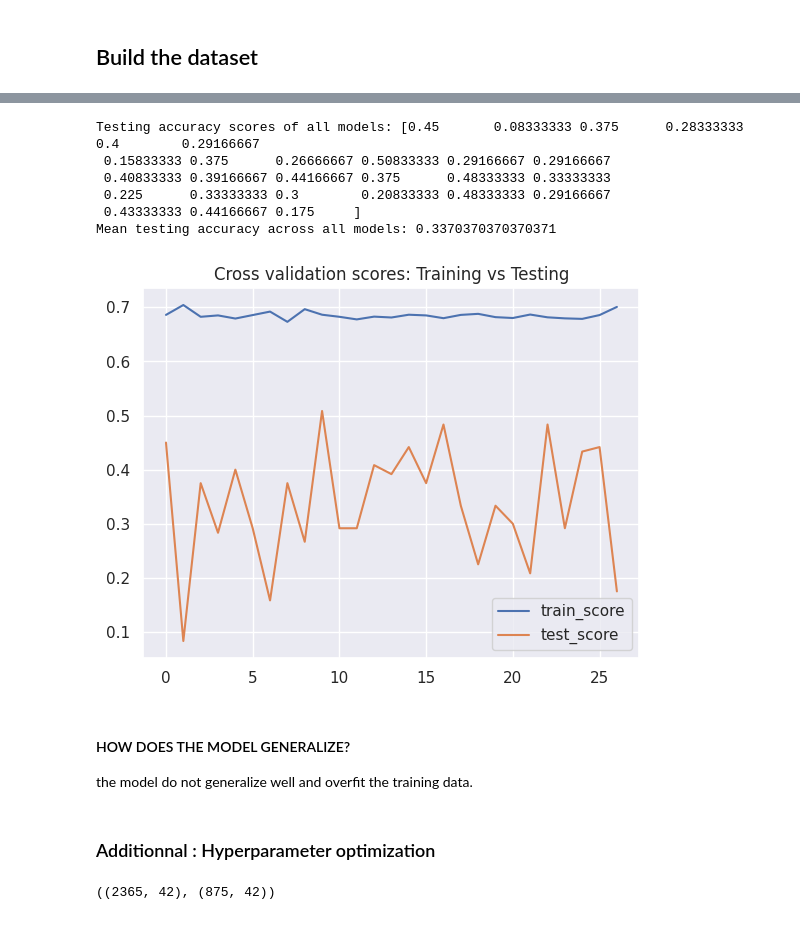
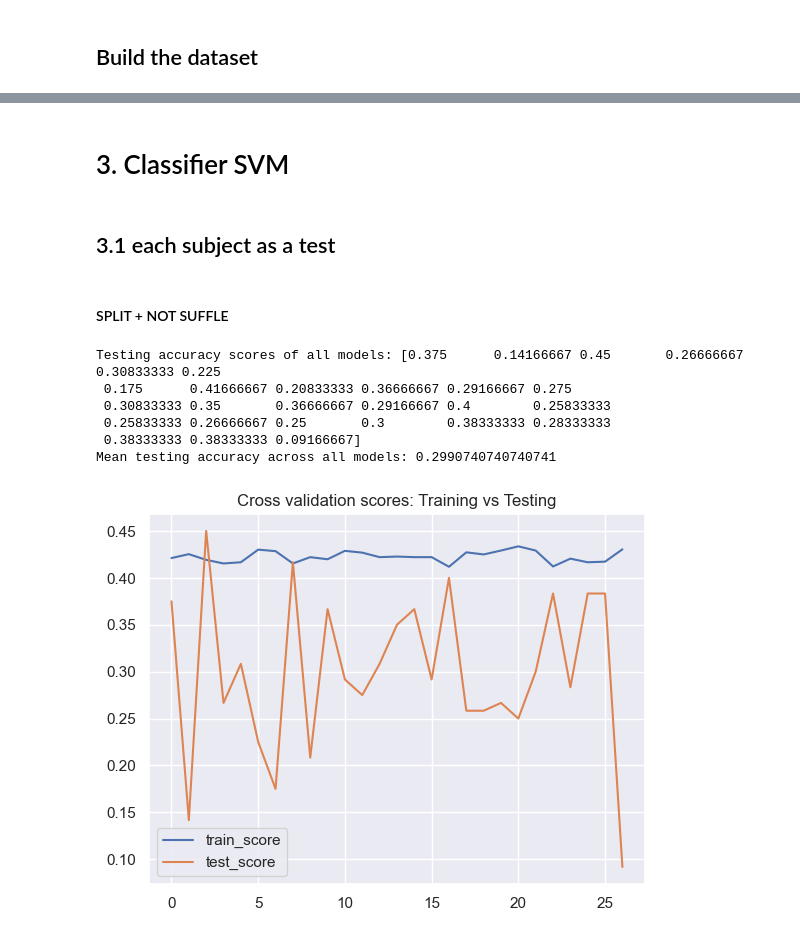
Before and after one commit to loufourneaux/project_2_nssp, a Jupyter notebook: part_2_updated.ipynb, the cells around one changed output, grey strips where cells are left out. Drawn from its saved outputs; the diff is of its cells as text; code cells hidden in the pictures.

```diff
--- a/part_2_updated.ipynb
+++ b/part_2_updated.ipynb
@@ -252,7 +235,7 @@ for subject in subjects_list:
     all_labels.append(labels)
 
     #REMOVE FLATLINE CHANNELS
-    filtered_dataset, adjusted_labels, retained_channels = filter_low_mav_channels_multifeature(dataset, labels, n_features_per_channel)
+    filtered_dataset, adjusted_labels, retained_channels = filter_channels_with_zero_std(dataset, labels, n_features_per_channel)
     all_filtered_datasets.append(filtered_dataset)
     all_filtered_labels.append(adjusted_labels)
 
@@ -268,11 +251,10 @@ for subject in subjects_list:
         repetition=repetition,
         features=[mav ,std, maxav, rms, wl, ssc]  # Using MAV as the feature
     )
-    filtered_dataset_highpassed, adjusted_labels_highpassed, retained_channels_highpassed = filter_low_mav_channels_multifeature(dataset_highpassed, labels_highpassed, n_features_per_channel)
+    filtered_dataset_highpassed, adjusted_labels_highpassed, retained_channels_highpassed = filter_channels_with_zero_std(dataset_highpassed, labels_highpassed, n_features_per_channel)
     all_filtered_datasets_highpassed.append(filtered_dataset_highpassed)
     all_filtered_labels_highpassed.append(adjusted_labels_highpassed)
 
-# ------ IF USE FUNCTION FROM SKLEARN TO SPLIT DATASET ------
 # Combine datasets and labels across all subjects
 combined_dataset = np.vstack(all_datasets)  # Stack datasets vertically
 combined_labels = np.hstack(all_labels)     # Stack labels horizontally
@@ -333,40 +286,46 @@ Accuracy score: 0.18857142857142858
+# %% [markdown]
+# 3. Classifier SVM
+# %% [markdown]
+## 3.1 each subject as a test
+# %% [markdown]
+#### SPLIT + NOT SUFFLE
+# %%
+# Scalar for normalization
+scaler = StandardScaler()
+
+# Normal dataset --> This is better
+#X_scaled = scaler.fit_transform(combined_filtered_datasets)
+#best_param = {'C': 1, 'gamma': 'scale', 'kernel': 'rbf'}
+#labels = combined_filtered_labels
+
+# High passed dataset --> This one do worst
+X_scaled = scaler.fit_transform(combined_filtered_datasets_highpassed)
+labels = combined_filtered_labels_highpassed
+best_param =  {'C': 0.01, 'gamma': 'scale', 'kernel': 'linear'}
+
+# Initialize the SVM classifier
+clf = SVC(**best_param)
+
+# Perform cross-validation
+# By default, the cross_val_score function in scikit-learn does not shuffle samples
+# Thus by taking subject_number fold each fold test set is composed exactly by the trials of 1 subject
+results = cross_validate(clf, X_scaled, labels, cv=subject_number, return_train_score = True)
 # %%
-X_scaled = scaler.fit_transform(combined_dataset)  # Scale the entire dataset
-labels = combined_labels
-
-# Initialize the SVM classifier
-clf = SVC(kernel='linear')  # Use a linear kernel, or you can try 'rbf', 'poly', etc.
-
-# Perform cross-validation
-# By default, the cross_val_score function in scikit-learn does not shuffle samples
-# Thus by taking subject_number fold each fold test set is composed exactly by the trials of 1 subject
-results = cross_validate(clf, X_scaled, labels, cv=subject_number, return_train_score = True)
-
 plt.plot( results['train_score'], label = 'train_score')
 plt.plot(results['test_score'], label = 'test_score')
 plt.legend()
 plt.title("Cross validation scores: Training vs Testing")
 
 # Print the accuracy scores for each fold
 print(f"Testing accuracy scores of all models: {results['test_score']}")
 
 # Print the mean accuracy across all folds
 print(f"Mean testing accuracy across all models: {np.mean(results['test_score'])}")
 # %% [output]
-Testing accuracy scores of all models: [0.45       0.08333333 0.375      0.28333333 0.4        0.29166667
- 0.15833333 0.375      0.26666667 0.50833333 0.29166667 0.29166667
- 0.40833333 0.39166667 0.44166667 0.375      0.48333333 0.33333333
- 0.225      0.33333333 0.3        0.20833333 0.48333333 0.29166667
- 0.43333333 0.44166667 0.175     ]
-Mean testing accuracy across all models: 0.3370370370370371
+Testing accuracy scores of all models: [0.375      0.14166667 0.45       0.26666667 0.30833333 0.225
+ 0.175      0.41666667 0.20833333 0.36666667 0.29166667 0.275
+ 0.30833333 0.35       0.36666667 0.29166667 0.4        0.25833333
+ 0.25833333 0.26666667 0.25       0.3        0.38333333 0.28333333
+ 0.38333333 0.38333333 0.09166667]
+Mean testing accuracy across all models: 0.2990740740740741
-[figure, old version]
+[figure, new version]
-# %% [markdown]
-#### HOW DOES THE MODEL GENERALIZE?
-the model do not generalize well and overfit the training data.
-# %% [markdown]
-### Additionnal : Hyperparameter optimization
-# %%
-# TO LONG FOR CV = nb_subj
-X_train_z.shape, X_test_z.shape
-# %% [output]
-((2365, 42), (875, 42))
```
Also changed, not shown: parts of 36 cells of this notebook, 1 other file.
